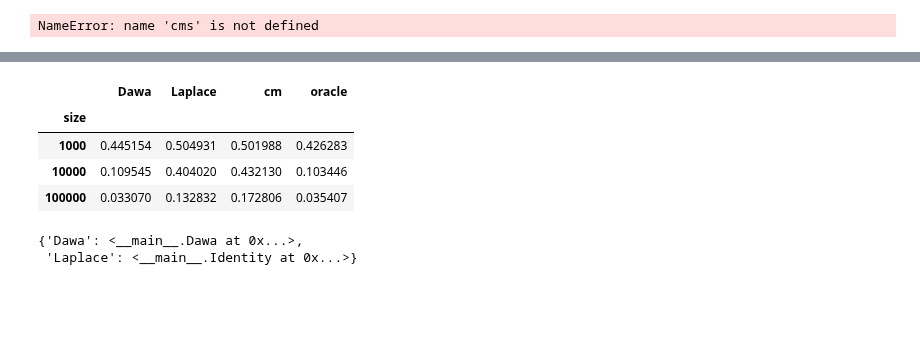
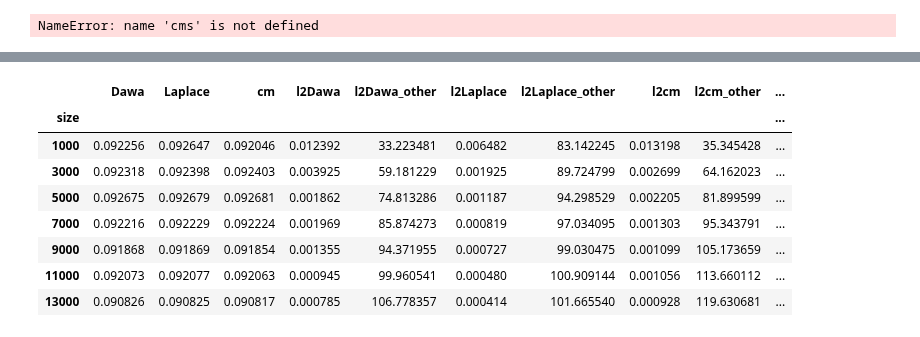
Before and after one commit to jimola/S18_Research, a Jupyter notebook: Python/NaiveBayes.ipynb, the cells around one changed output, grey strips where cells are left out. Cells and saved outputs as stored; diff of their text form; code cells hidden in the pictures; blank space fills up the shorter version.

```diff
--- a/Python/NaiveBayes.ipynb
+++ b/Python/NaiveBayes.ipynb
@@ -230,7 +209,7 @@ feats = []
 filenames = ['ADULTFRANK', 'INCOME', 'MEDCOST', 'NETTRACE', 'PATENT', 'SEARCHLOGS']
 dsizes = [128, 256, 512, 1024, 2048, 4096] #We didn't include 8192 because reshaping takes too long!
 scales = np.power(2, np.add(range(20), 5))
-epsilon = 1.0
+epsilon = 0.2
 for f in filenames:
     for k in dsizes:
         print(len(regrets_avg))
@@ -249,7 +228,7 @@ for f in filenames:
             dw_score = p_helper.pcost(dw_part, x, 0.7)
             tvd = np.linalg.norm(x-x.mean(), ord=1)
 
-            feats.append({'db': f, 'scale': scale, 'domsize': k, 'nnz': np.count_nonzero(x),
+            feats.append({'scale': scale, 'domsize': k, 'nnz': np.count_nonzero(x),
                           'tvd': tvd, 'partition': dw_score})
 # %% [output]
 0
@@ -355,19 +433,28 @@ from sklearn.metrics import roc_auc_score
 # %%
-def run_tests(db, db_shape, big_cm, eps):
+def run_tests(db, db_shape, big_cm, eps, method='multinomial'):
     perfs = []
-    for y in range(0, 20):
-        for x in [1000, 10000, 100000]:
-            half = int(x/2)
+    for y in range(0, 100):
+        for x in np.arange(1000, 15000, 2000):
             perf_size={'size' : x}
-            train = db.sample(half, replace=True).reset_index(drop=True)
-            test = db.sample(half, replace=True).reset_index(drop=True)
-            probs = PrivateNaiveBayes(train, test, eps, db_shape, big_cm)
+            train = db.sample(x, replace=True).reset_index(drop=True)
+            test = db.sample(1000, replace=True).reset_index(drop=True)
+            #probs = PrivateNaiveBayes(train, test, eps, db_shape, big_cm)
+            ### for z in range(0, 5):
+            (probs, l2, l2_other) = PrivateNaiveBayes(train, test, eps, db_shape,
+                                                      choicemaker=SimpleCM(), method=method)
             perf_size['cm'] = roc_auc_score(test[3], probs)
+            perf_size['l2cm'] = l2
+            perf_size['l2cm_other'] = l2_other
             for name, alg in hist_list.items():
-                probs = PrivateNaiveBayes(train, test, eps, db_shape, alg=[alg, alg])
+                (probs, l2, l2_other) = PrivateNaiveBayes(train, test, eps, db_shape,
+                                                          alg=[alg, alg], method=method)
                 perf_size[name] = roc_auc_score(test[3], probs)
-            #probs = PrivateNaiveBayes(train, test, eps, db_shape, alg=Oracle())
-            probs = PrivateNaiveBayes(train, test, eps, db_shape, alg=[hist_list['Laplace'], hist_list['Dawa']])
+                perf_size['l2' + name] = l2
+                perf_size['l2' + name + '_other'] = l2_other
+            (probs, l2, l2_other) = PrivateNaiveBayes(train, test, eps, db_shape,
+                                                      alg=[hist_list['Laplace'], hist_list['Dawa']], method=method)
             perf_size['oracle'] = roc_auc_score(test[3], probs)
+            perf_size['l2oracle'] = l2
+            perf_size['l2oracle_other'] = l2_other
             perfs.append(perf_size)
     return pd.DataFrame(perfs)
@@ -414,9 +461,2 @@ Laplace
 # %%
-perfs = run_tests(skin, skin_shape, big_cm, 0.2)
-perfs.groupby('size').mean()
+results_normal = run_tests(skin, skin_shape, big_cm, 0.8, method='gaussian')
-# %% [output]
-|  | Dawa | Laplace | cm | oracle |
-| size |  |  |  |  |
-| 1000 | 0.445154 | 0.504931 | 0.501988 | 0.426283 |
-| 10000 | 0.109545 | 0.404020 | 0.432130 | 0.103446 |
-| 100000 | 0.033070 | 0.132832 | 0.172806 | 0.035407 |
@@ -425,5 +462,0 @@ perfs2 = run_tests(default, big_cm)
-# %%
-hist_list
-# %% [output]
-{'Dawa': <__main__.Dawa at 0x...>,
- 'Laplace': <__main__.Identity at 0x...>}
@@ -442,0 +463,12 @@ big_cm.X.columns
+# %%
+results_normal.groupby('size').mean()
+# %% [output]
+|  | Dawa | Laplace | cm | l2Dawa | l2Dawa_other | l2Laplace | l2Laplace_other | l2cm | l2cm_other | ... |
+| size |  |  |  |  |  |  |  |  |  | ... |
+| 1000 | 0.092256 | 0.092647 | 0.092046 | 0.012392 | 33.223481 | 0.006482 | 83.142245 | 0.013198 | 35.345428 | ... |
+| 3000 | 0.092318 | 0.092398 | 0.092403 | 0.003925 | 59.181229 | 0.001925 | 89.724799 | 0.002699 | 64.162023 | ... |
+| 5000 | 0.092675 | 0.092679 | 0.092681 | 0.001862 | 74.813286 | 0.001187 | 94.298529 | 0.002205 | 81.899599 | ... |
+| 7000 | 0.092216 | 0.092229 | 0.092224 | 0.001969 | 85.874273 | 0.000819 | 97.034095 | 0.001303 | 95.343791 | ... |
+| 9000 | 0.091868 | 0.091869 | 0.091854 | 0.001355 | 94.371955 | 0.000727 | 99.030475 | 0.001099 | 105.173659 | ... |
+| 11000 | 0.092073 | 0.092077 | 0.092063 | 0.000945 | 99.960541 | 0.000480 | 100.909144 | 0.001056 | 113.660112 | ... |
+| 13000 | 0.090826 | 0.090825 | 0.090817 | 0.000785 | 106.778357 | 0.000414 | 101.665540 | 0.000928 | 119.630681 | ... |
```
Also changed, not shown: parts of 41 cells of this notebook, 1 other file.
